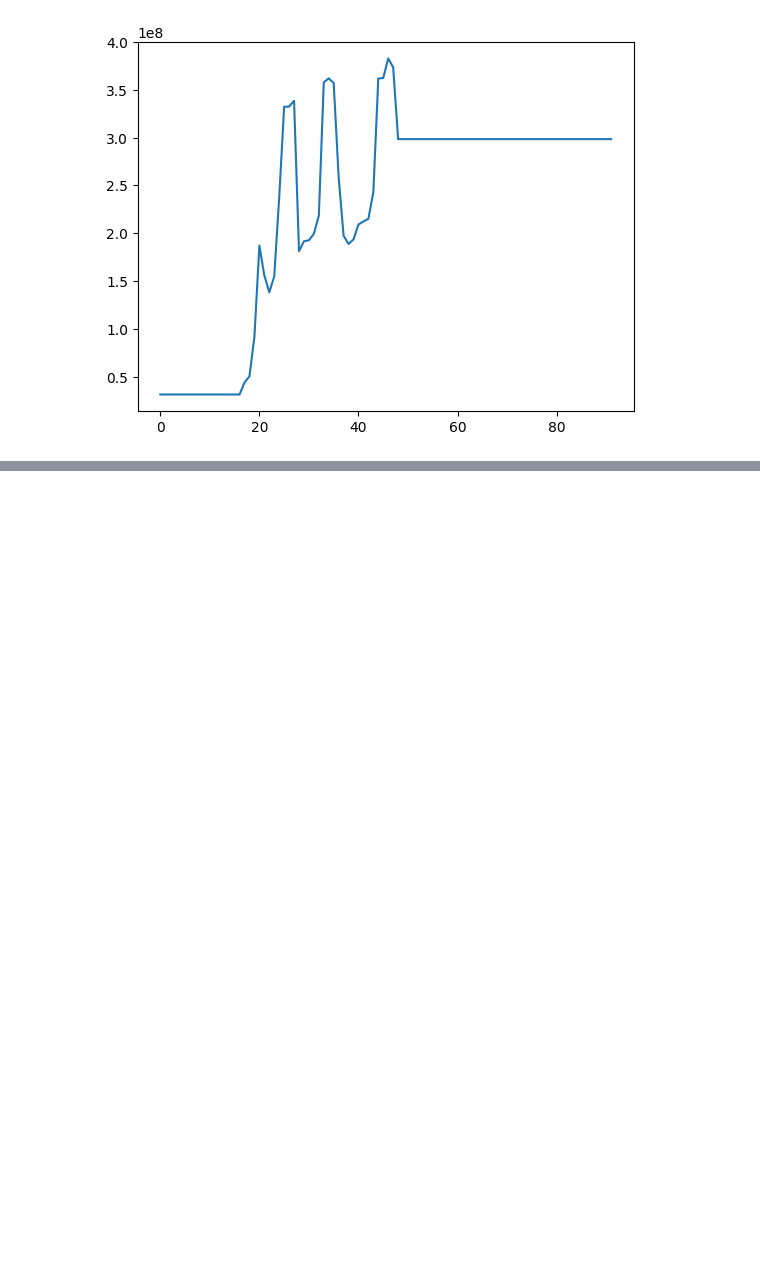
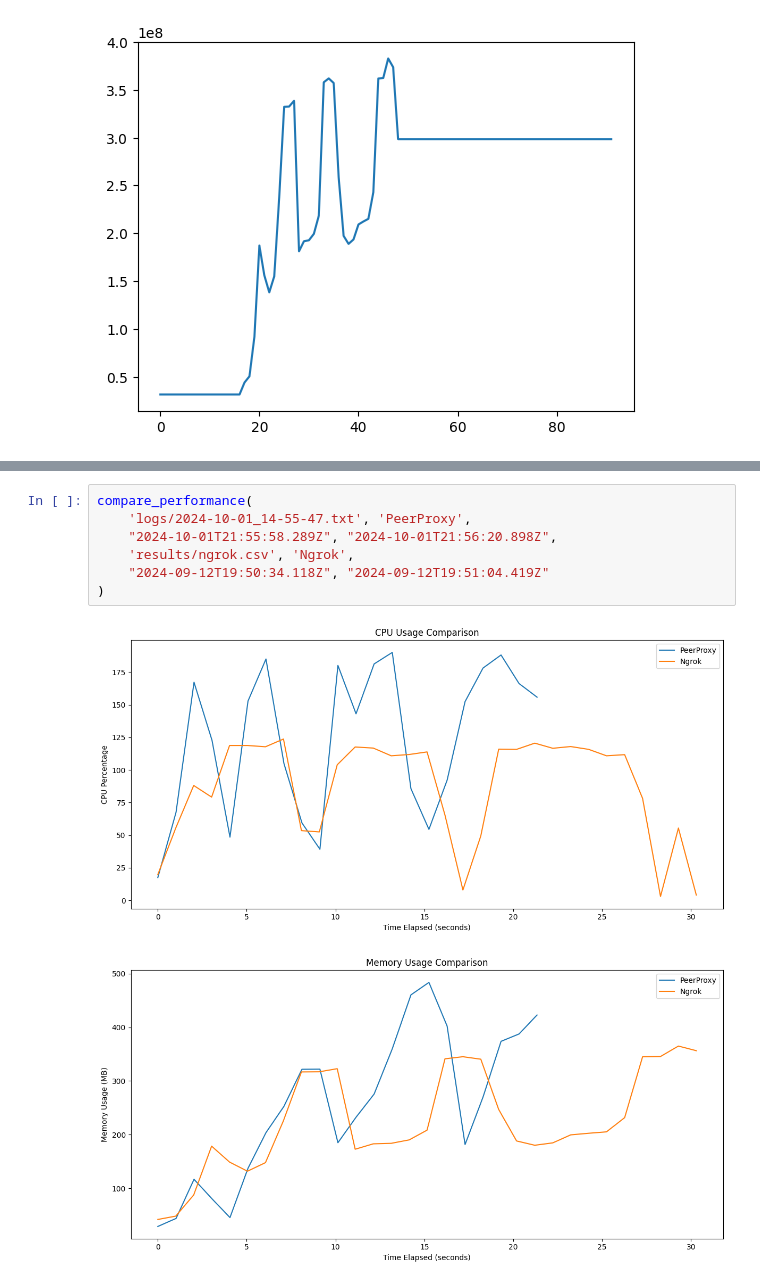
Before and after one commit to Nathanllee1/PeerProxy, a Jupyter notebook: profiling/localProxyEvaluation/localproxy.ipynb, the cells around one changed output, grey strips where cells are left out. Drawn from its saved outputs; the diff is of its cells as text; blank space fills up the shorter version.

```diff
--- a/profiling/localProxyEvaluation/localproxy.ipynb
+++ b/profiling/localProxyEvaluation/localproxy.ipynb
@@ -162,0 +155,10 @@ compare_performance(
+# %%
+compare_performance(
+    'logs/2024-10-01_14-55-47.txt', 'PeerProxy',
+    "2024-10-01T21:55:58.289Z", "2024-10-01T21:56:20.898Z",
+    'results/ngrok.csv', 'Ngrok',
+    "2024-09-12T19:50:34.118Z", "2024-09-12T19:51:04.419Z"
+)
+# %% [output]
+[figure, added]
+[figure, added]
```
Also changed, not shown: parts of 3 cells of this notebook, 15 other files.
